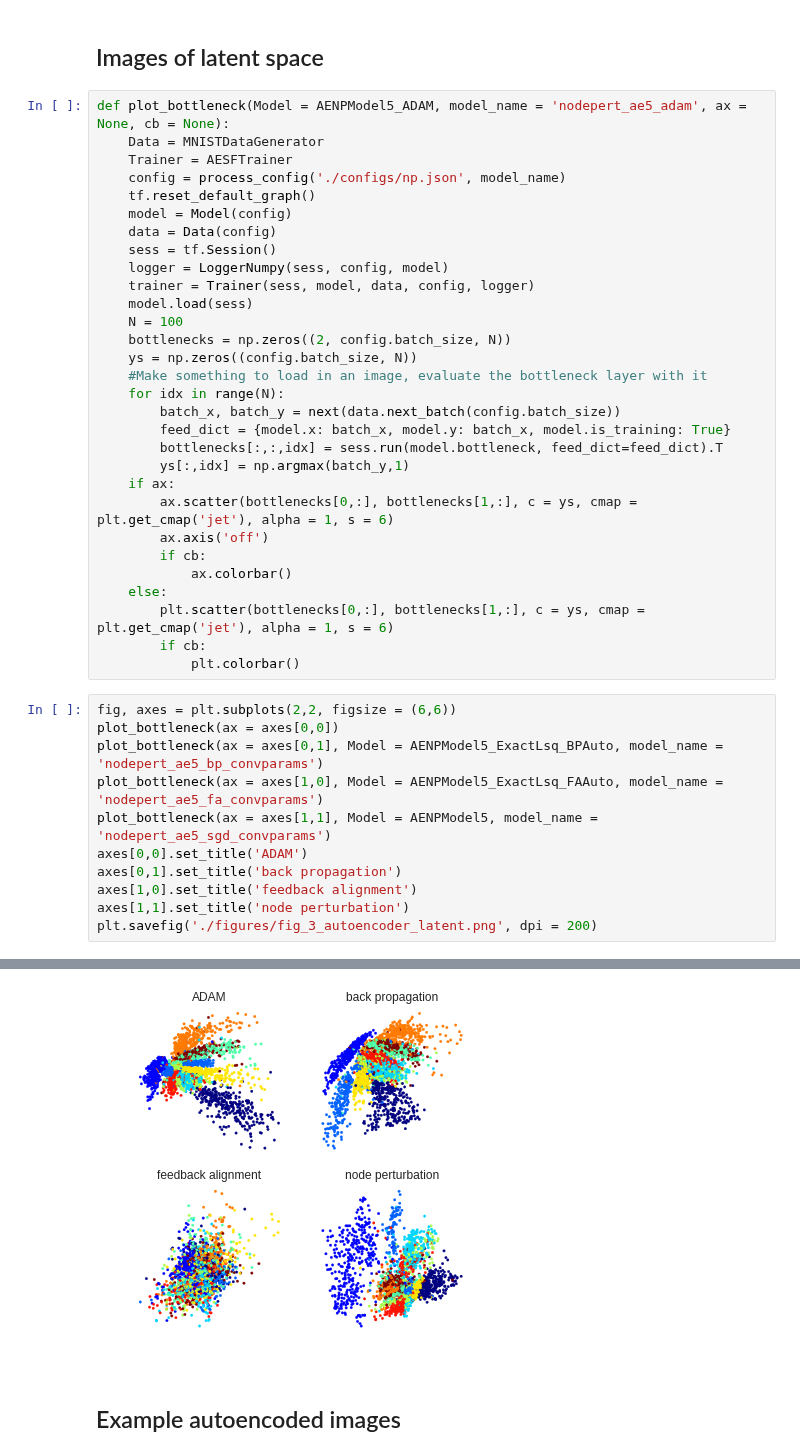
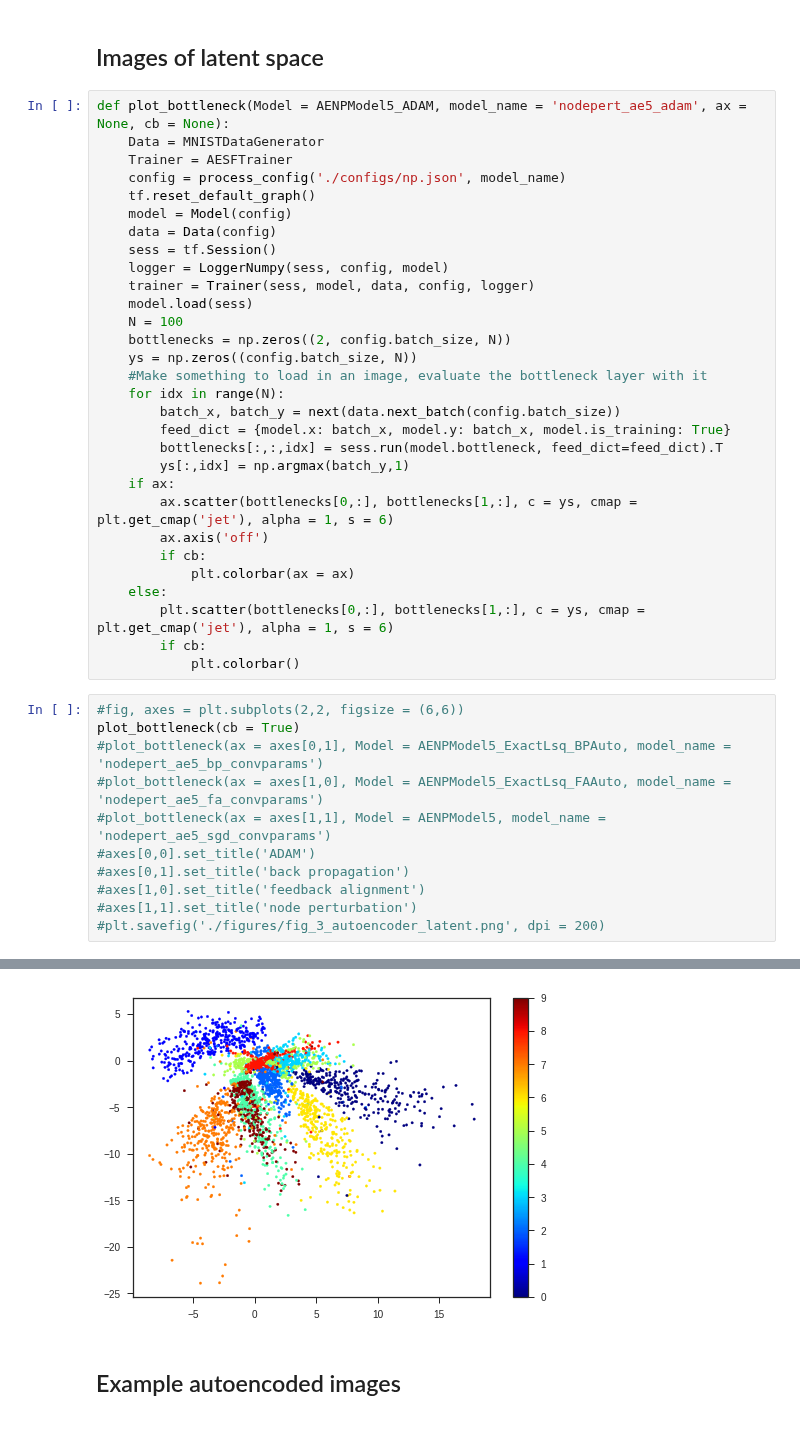
Before and after one commit to benlansdell/synthfeedback, a Jupyter notebook: notebooks/fig_3_autoencoder.ipynb, the cells around one changed output, grey strips where cells are left out. Drawn from its saved outputs; the diff is of its cells as text.

Commit message:
Add cosyne plots update

```diff
--- a/notebooks/fig_3_autoencoder.ipynb
+++ b/notebooks/fig_3_autoencoder.ipynb
@@ -121,22 +114,22 @@ def plot_bottleneck(Model = AENPModel5_ADAM, model_name = 'nodepert_ae5_adam', a
         ax.scatter(bottlenecks[0,:], bottlenecks[1,:], c = ys, cmap = plt.get_cmap('jet'), alpha = 1, s = 6)
         ax.axis('off')
         if cb:
-            ax.colorbar()
+            plt.colorbar(ax = ax)
     else:
         plt.scatter(bottlenecks[0,:], bottlenecks[1,:], c = ys, cmap = plt.get_cmap('jet'), alpha = 1, s = 6)
         if cb:
             plt.colorbar()
 # %%
-fig, axes = plt.subplots(2,2, figsize = (6,6))
-plot_bottleneck(ax = axes[0,0])
-plot_bottleneck(ax = axes[0,1], Model = AENPModel5_ExactLsq_BPAuto, model_name = 'nodepert_ae5_bp_convparams')
-plot_bottleneck(ax = axes[1,0], Model = AENPModel5_ExactLsq_FAAuto, model_name = 'nodepert_ae5_fa_convparams')
-plot_bottleneck(ax = axes[1,1], Model = AENPModel5, model_name = 'nodepert_ae5_sgd_convparams')
-axes[0,0].set_title('ADAM')
-axes[0,1].set_title('back propagation')
-axes[1,0].set_title('feedback alignment')
-axes[1,1].set_title('node perturbation')
-plt.savefig('./figures/fig_3_autoencoder_latent.png', dpi = 200)
+#fig, axes = plt.subplots(2,2, figsize = (6,6))
+plot_bottleneck(cb = True)
+#plot_bottleneck(ax = axes[0,1], Model = AENPModel5_ExactLsq_BPAuto, model_name = 'nodepert_ae5_bp_convparams')
+#plot_bottleneck(ax = axes[1,0], Model = AENPModel5_ExactLsq_FAAuto, model_name = 'nodepert_ae5_fa_convparams')
+#plot_bottleneck(ax = axes[1,1], Model = AENPModel5, model_name = 'nodepert_ae5_sgd_convparams')
+#axes[0,0].set_title('ADAM')
+#axes[0,1].set_title('back propagation')
+#axes[1,0].set_title('feedback alignment')
+#axes[1,1].set_title('node perturbation')
+#plt.savefig('./figures/fig_3_autoencoder_latent.png', dpi = 200)
 # %% [output]
 Loading options for exp_name 'nodepert_ae5_adam'
 Extracting MNIST_data/train-images-idx3-ubyte.gz
@@ -158,4 +143,4 @@ Model loaded
-[figure, old version]
+[figure, new version]
 # %% [markdown]
 ## Example autoencoded images
 # %%
```
Also changed, not shown: parts of 3 cells of this notebook, 2 other files.
